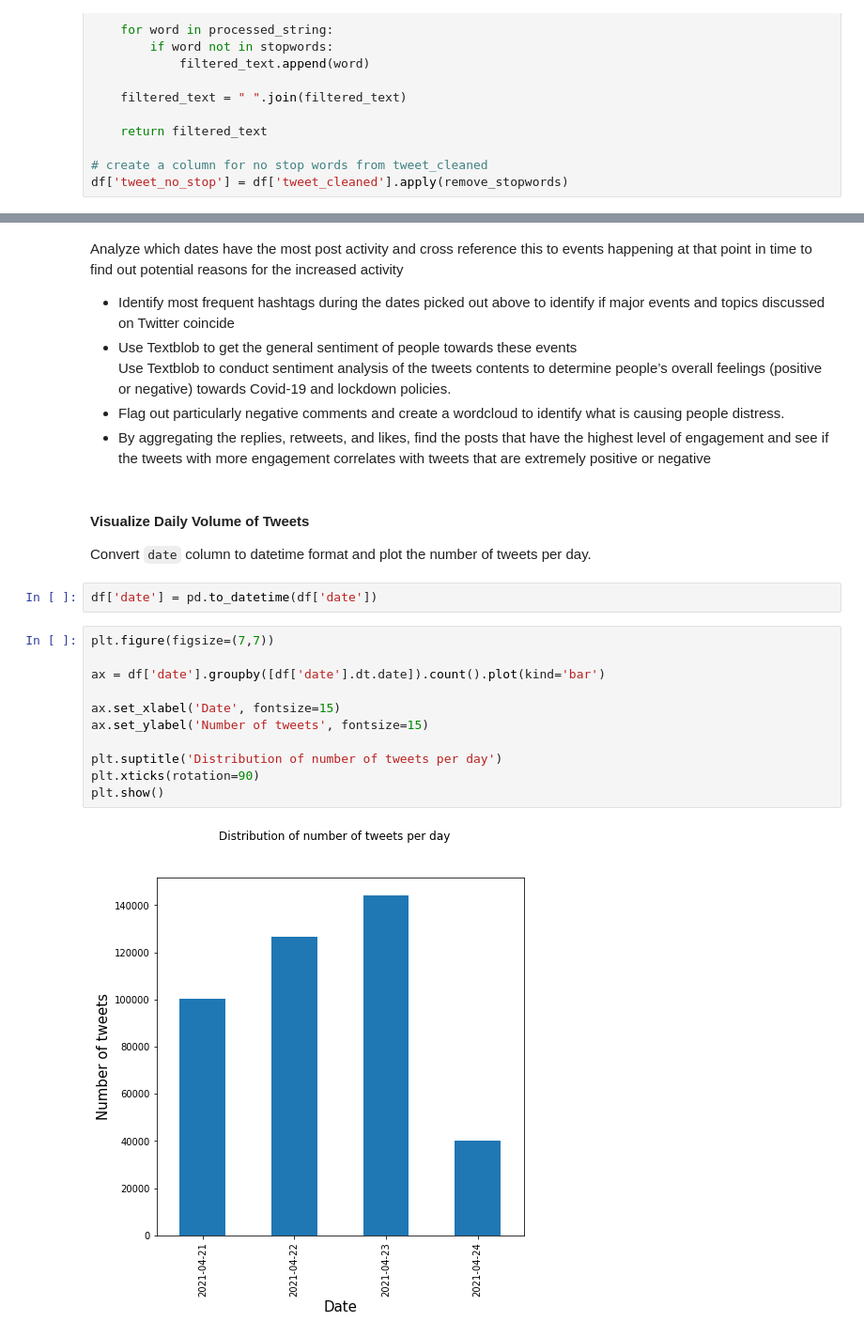
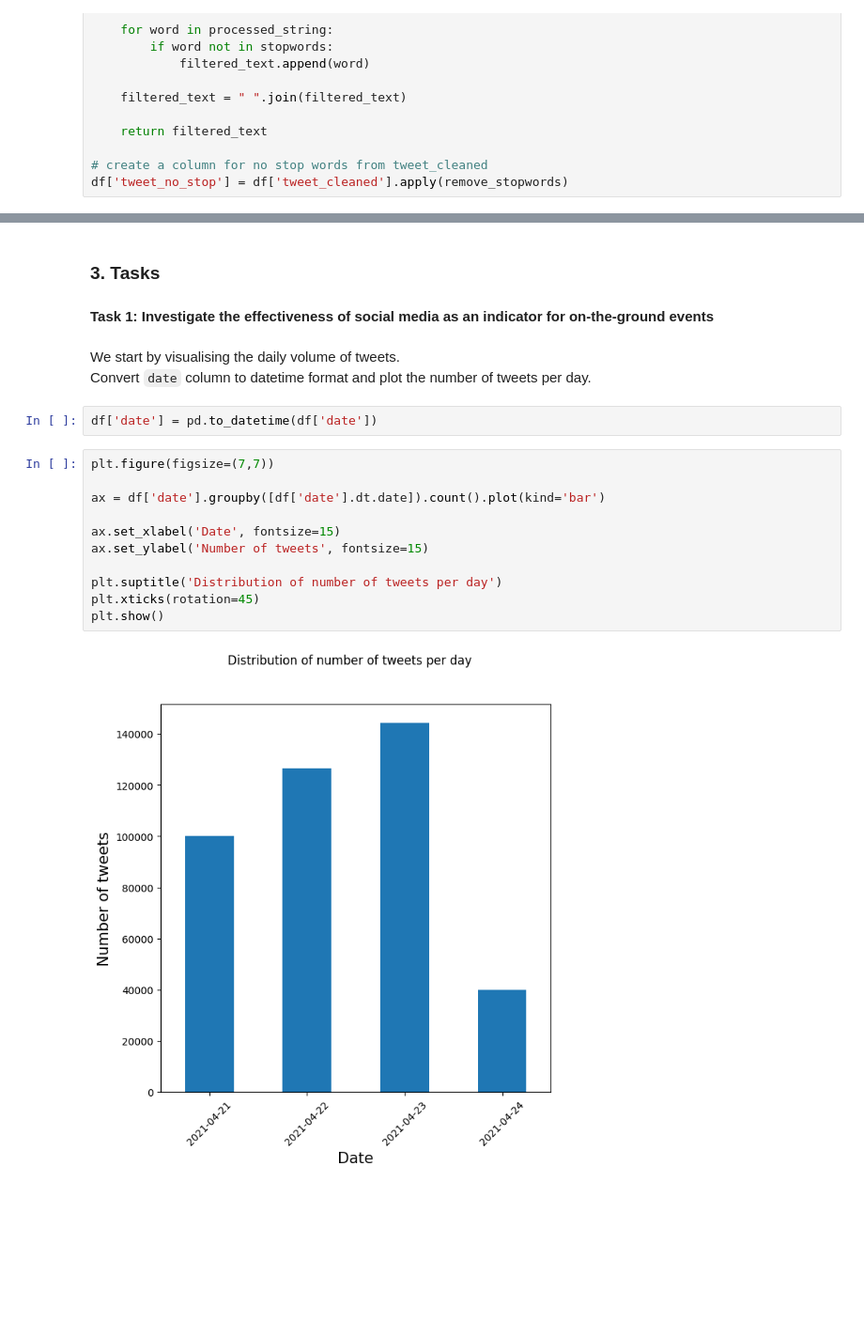
Before and after one commit to kayweeee/vaccine-discourse-analysis, a Jupyter notebook: vaccine_discourse_analysis.ipynb, the cells around one changed output, grey strips where cells are left out. Shown at 94% size. Saved outputs shown, nothing was run; the diff lists cells and outputs as text; blank space fills up the shorter version.

```diff
--- a/vaccine_discourse_analysis.ipynb
+++ b/vaccine_discourse_analysis.ipynb
@@ -320,25 +351,22 @@ df.head()
-# %% [markdown]
-Analyze which dates have the most post activity and cross reference this to events happening at that point in time to find out potential reasons for the increased activity
-   -  Identify most frequent hashtags during the dates picked out above to identify if major events and topics discussed on Twitter coincide
-   -  Use Textblob to get the general sentiment of people towards these events
-   Use Textblob to conduct sentiment analysis of the tweets contents to determine people’s overall feelings (positive or negative) towards Covid-19 and lockdown policies.
-   -  Flag out particularly negative comments and create a wordcloud to identify what is causing people distress.
-   -  By aggregating the replies, retweets, and likes, find the posts that have the highest level of engagement and see if the tweets with more engagement correlates with tweets that are extremely positive or negative
+# %% [markdown]
+### **3. Tasks**
+
+#### Task 1: Investigate the effectiveness of social media as an indicator for on-the-ground events
 # %% [markdown]
-#### Visualize Daily Volume of Tweets
+We start by visualising the daily volume of tweets.
 Convert `date` column to datetime format and plot the number of tweets per day.
 # %%
 df['date'] = pd.to_datetime(df['date'])
 # %%
 plt.figure(figsize=(7,7))
 
 ax = df['date'].groupby([df['date'].dt.date]).count().plot(kind='bar')
 
 ax.set_xlabel('Date', fontsize=15)
 ax.set_ylabel('Number of tweets', fontsize=15)
 
 plt.suptitle('Distribution of number of tweets per day')
-plt.xticks(rotation=90)
+plt.xticks(rotation=45)
 plt.show()
 # %% [output]
-[figure, old version]
+[figure, new version]
```
Also changed, not shown: parts of 36 cells of this notebook.
